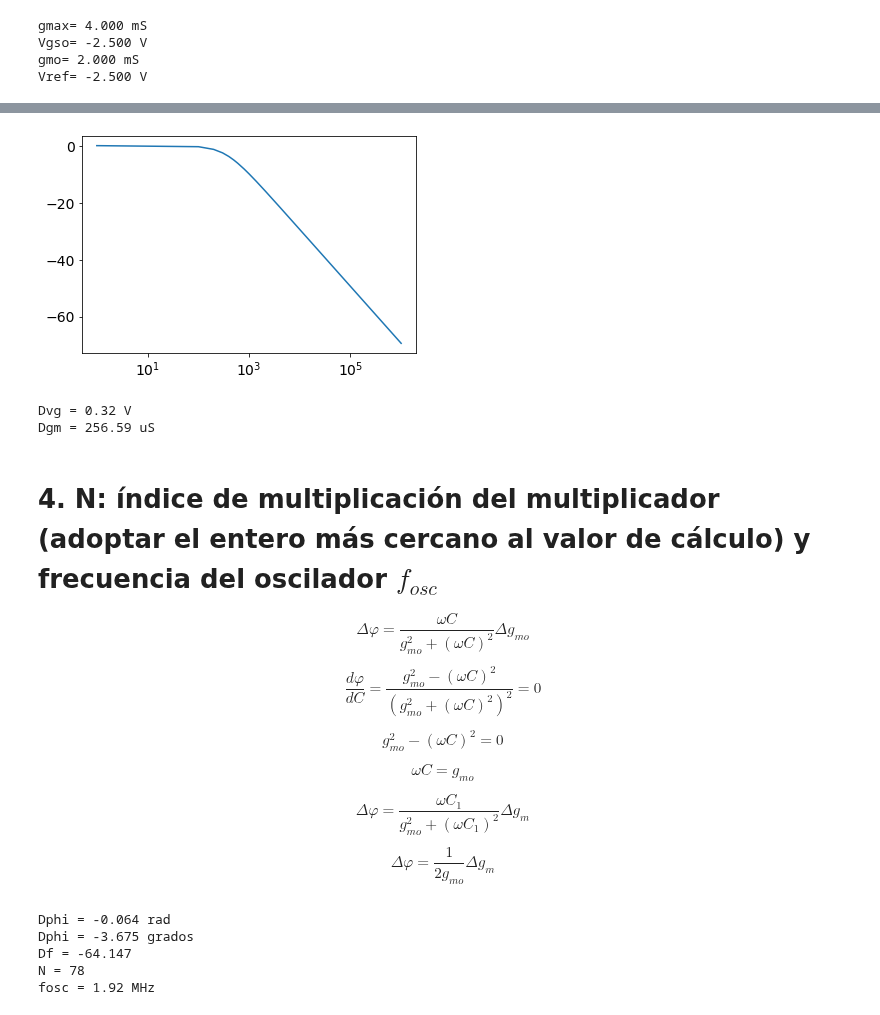
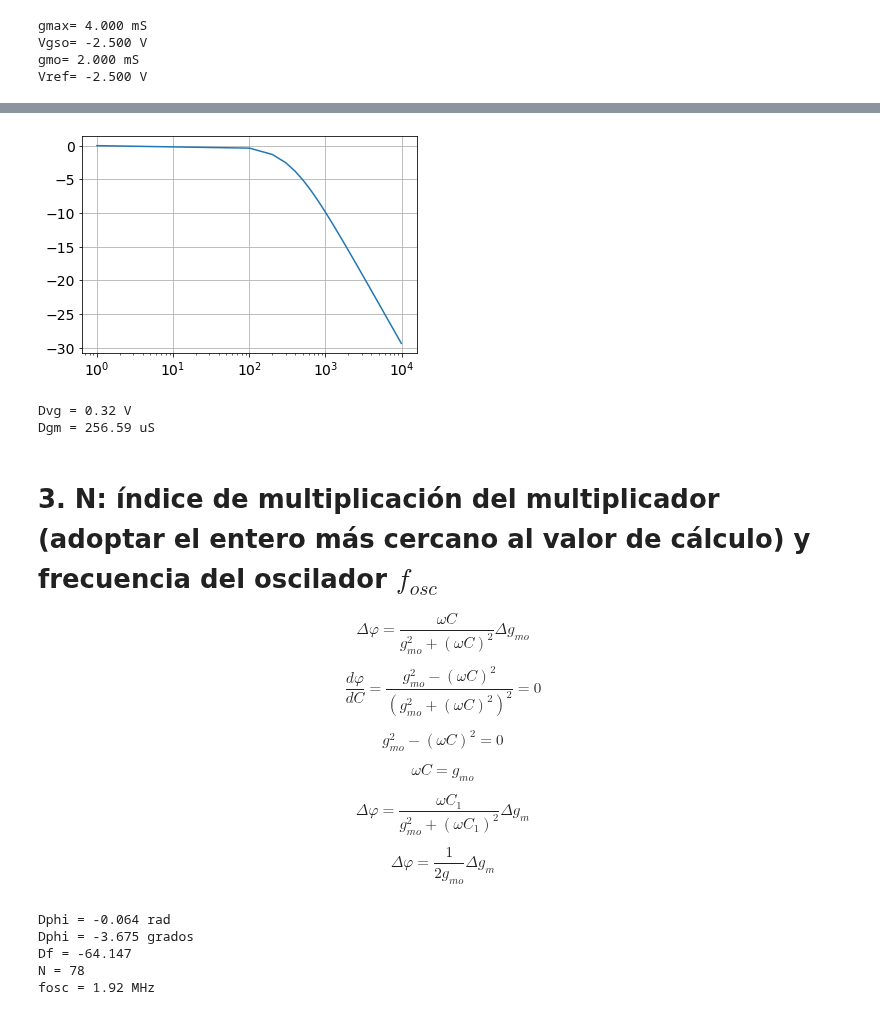
Before and after one commit to eaiii-frba-utn/2019, a Jupyter notebook: ModuladoresFM/python/Modulador Amstrong y Beleskas v01.4.ipynb, the cells around one changed output, grey strips where cells are left out. Drawn from its saved outputs; the diff is of its cells as text; code cells hidden in the pictures.

```diff
--- a/ModuladoresFM/python/Modulador Amstrong y Beleskas v01.4.ipynb
+++ b/ModuladoresFM/python/Modulador Amstrong y Beleskas v01.4.ipynb
@@ -345,7 +353,7 @@ Vg   =  0
 #integrador
 R1   = 4.7e3
 R2   = 4.7e3
-C    = 100e-9
+C2    = 100e-9
 fmod = 1e3
 vmod = 1
 
@@ -392,25 +400,26 @@ $$f_p = \frac{1}{2 \pi C_2 R_2}$$
 
 $$\Delta g_{m} = -\frac{2 I_{dss}}{v_c^2} \Delta v_{gs}$$
 # %%
-def Avint(R1,R2,C,f):
-    return -R2/R1 * (1/(1+1j*2*np.pi*f*R2*C))
+def Avint(R1,R2,C2,f):
+    return -R2/R1 * (1/(1+1j*2*np.pi*f*R2*C2))
 
-freq = np.arange(1,10e5,100)
-plt.semilogx(freq, 20*np.log10(abs(Avint(R1,R2,C,freq))) )
+freq = np.arange(1,1e4,100)
+plt.semilogx(freq, 20*np.log10(abs(Avint(R1,R2,C2,freq))) )
+plt.grid()
 plt.show()
 
 
-Dvgs = abs(Avint(R1,R2,C,fmod))*vmod
+Dvgs = abs(Avint(R1,R2,C2,fmod))*vmod
 print('Dvg = {:1.2f} V'.format(abs(Dvgs) ) )
 
 Dgm = -2 * Idss/Vc**2 * Dvgs
 print('Dgm = {:1.2f} uS'.format(abs(Dgm/1e-6) ) )
 # %% [output]
-[figure, old version]
+[figure, new version]
 Dvg = 0.32 V
 Dgm = 256.59 uS
 # %% [markdown]
-# 4. N: índice de multiplicación del multiplicador (adoptar el entero más cercano al valor de cálculo) y frecuencia del oscilador $f_{osc}$
+# 3. N: índice de multiplicación del multiplicador (adoptar el entero más cercano al valor de cálculo) y frecuencia del oscilador $f_{osc}$
 
 $$\Delta \varphi = \frac{\omega C}{g_{mo}^2 + (\omega C)^2} \Delta g_{mo} $$
 
```
Also changed, not shown: parts of 9 cells of this notebook, 2 other files.
